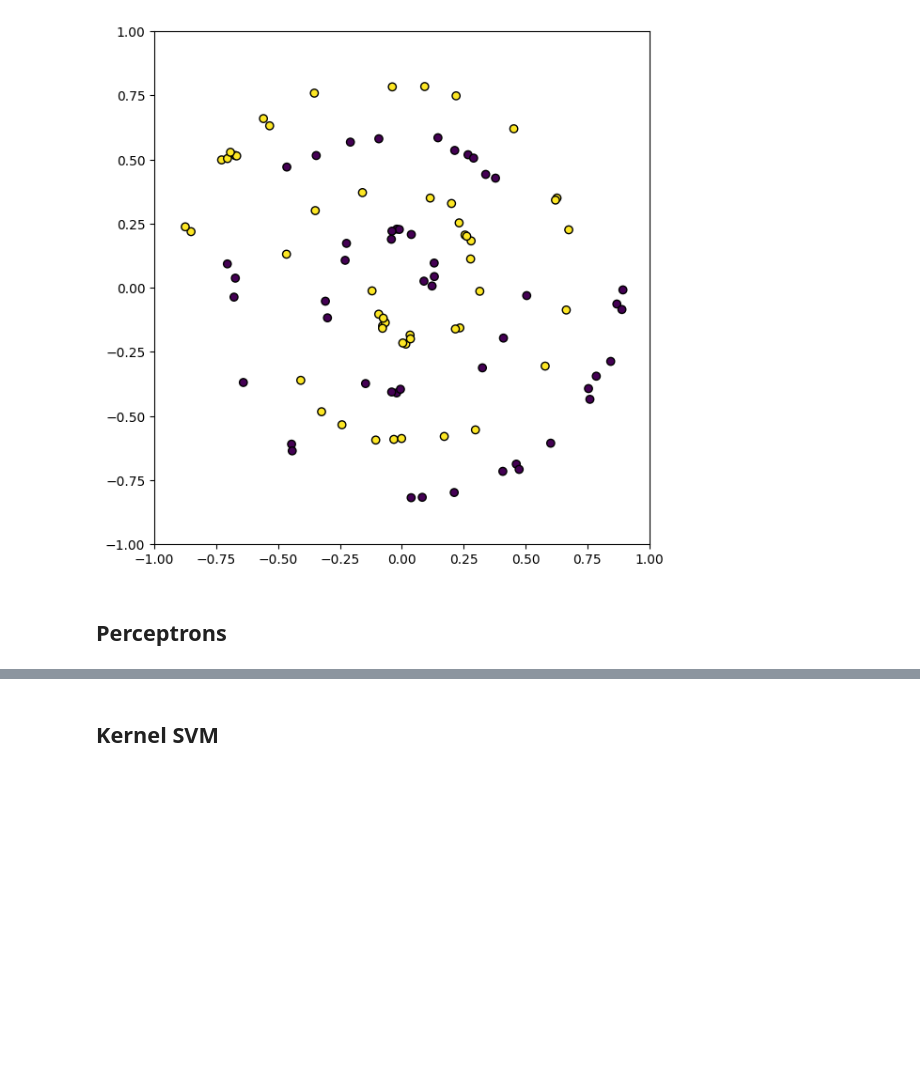
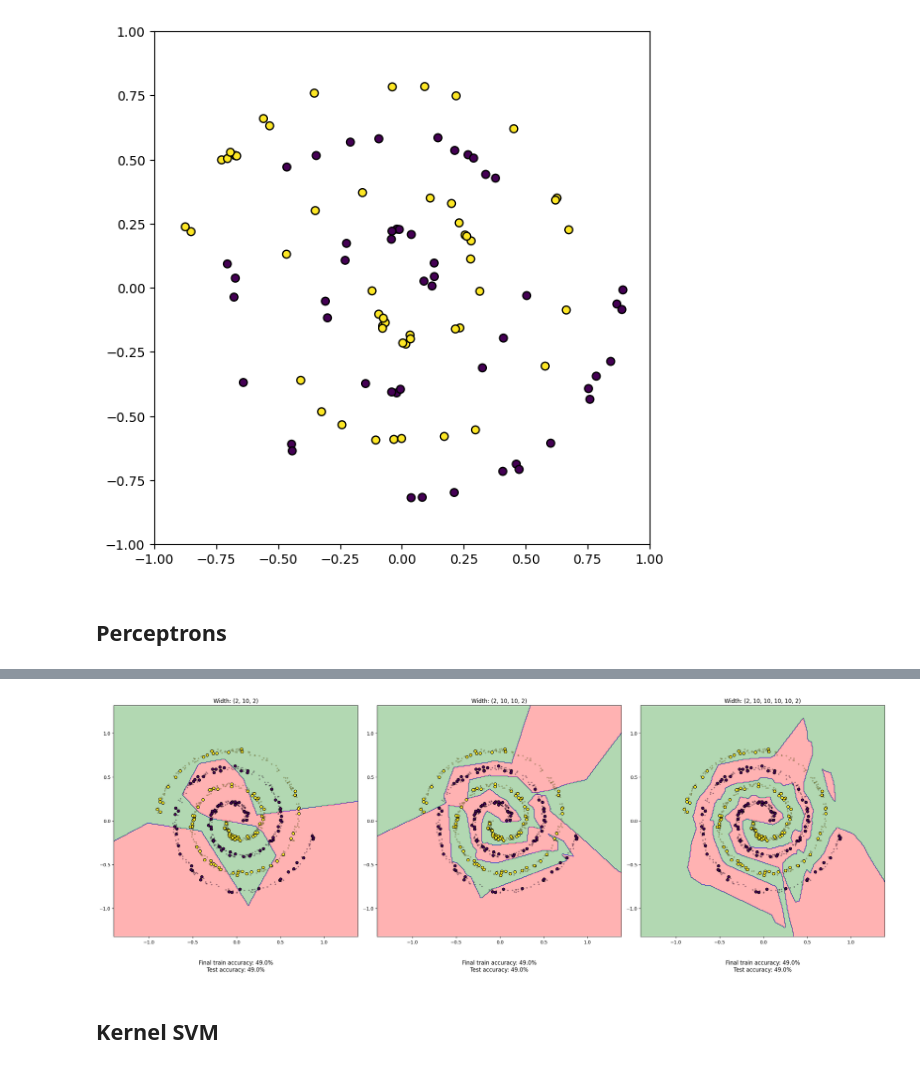
Before and after one commit to NoahWedlich/AppliedMLProject, a Jupyter notebook: main.ipynb, the cells around one changed output, grey strips where cells are left out. Saved outputs shown, nothing was run; the diff lists cells and outputs as text; code cells hidden in the pictures; blank space fills up the shorter version.

```diff
--- a/main.ipynb
+++ b/main.ipynb
@@ -206,27 +206,8 @@ ValueError: too many values to unpack (expected 3)
 # %%
 
-label_to_num_label = lambda ls: labels_encoding(ls.to_numpy())
-measure_accuracy = (lambda model, df:
-                      accuracy(model.decision_function(df[['x', 'y']].to_numpy()),
-                               label_to_num_label(df['label'])))
-params_to_title = lambda params: f"Width: {params['widths']}"
-
-
-df = gen.sample(num_samples=1000)
-train_split = 0.2
-num_batches = 5
-num_epochs = 10000
-
-show_tunable_model(tunable_model,
-                   df,
-                   params_to_title,
-                   label_to_num_label,
-                   measure_accuracy,
-                   train_split=train_split,
-                   training_params={'num_epochs': num_epochs,
-                                    'batch_size': (len(df)*train_split)//num_batches,
-                                    'compute_metrics': True,
-                                    'metrics_dict': {'accuracy': accuracy, 'loss': mean_squared_error}})
+show_tunable_model(config, trained_models)
+# %% [output]
+[figure, added]
 # %% [markdown]
 ## Kernel SVM
 # %%
```
Also changed, not shown: parts of 2 cells of this notebook.
